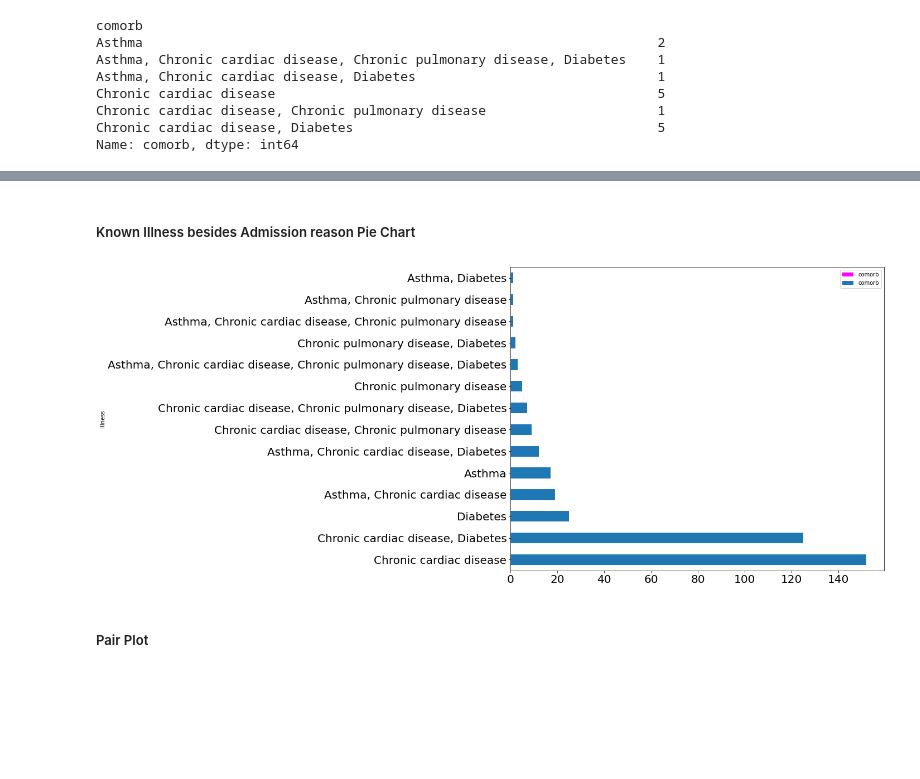
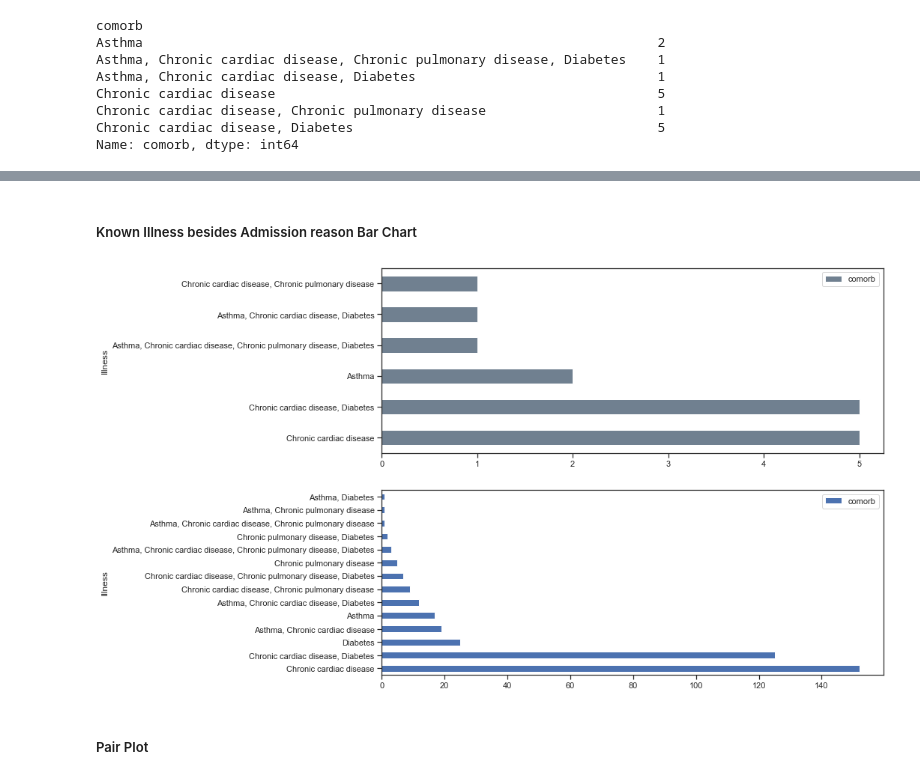
Before and after one commit to TheNatureWarrior/TP1_NPA_JDD, a Jupyter notebook: TP1_NPA_JDD.ipynb, the cells around one changed output, grey strips where cells are left out. Drawn from its saved outputs; the diff is of its cells as text; code cells hidden in the pictures; blank space fills up the shorter version.

```diff
--- a/TP1_NPA_JDD.ipynb
+++ b/TP1_NPA_JDD.ipynb
@@ -2555,14 +2555,20 @@ Chronic pulmonary disease, Diabetes                                       2
 Diabetes                                                                 25
 Name: comorb, dtype: int64
 # %% [markdown]
-##### Known Illness besides Admission reason Pie Chart
+##### Known Illness besides Admission reason Bar Chart
 # %%
-Known_Illness1.sort_values(ascending=False).plot(kind="barh",color="fuchsia",ylabel="",xlabel='Illness',figsize=(12,10)),plt.legend(loc='best')
+Fig1 = plt.figure(figsize=(16,7))
 
+ax1 = Fig1.add_subplot(211)
+Known_Illness1.sort_values(ascending=False).plot(kind="barh",color="slategrey",ylabel="",xlabel='Illness',figsize=(12,10)),plt.legend(loc='best')
+
+ax2 = Fig1.add_subplot(212)
 Known_Illness2.sort_values(ascending=False).plot(kind="barh",ylabel="",xlabel='Illness',figsize=(12,10)),plt.legend(loc='best')
+
+
 plt.savefig('Known_Illness_Outside Admission.png', bbox_inches='')
 # %% [output]
-[figure, old version]
+[figure, new version]
 # %% [markdown]
 ##### Pair Plot
 # %%
```
Also changed, not shown: 1 other file.
